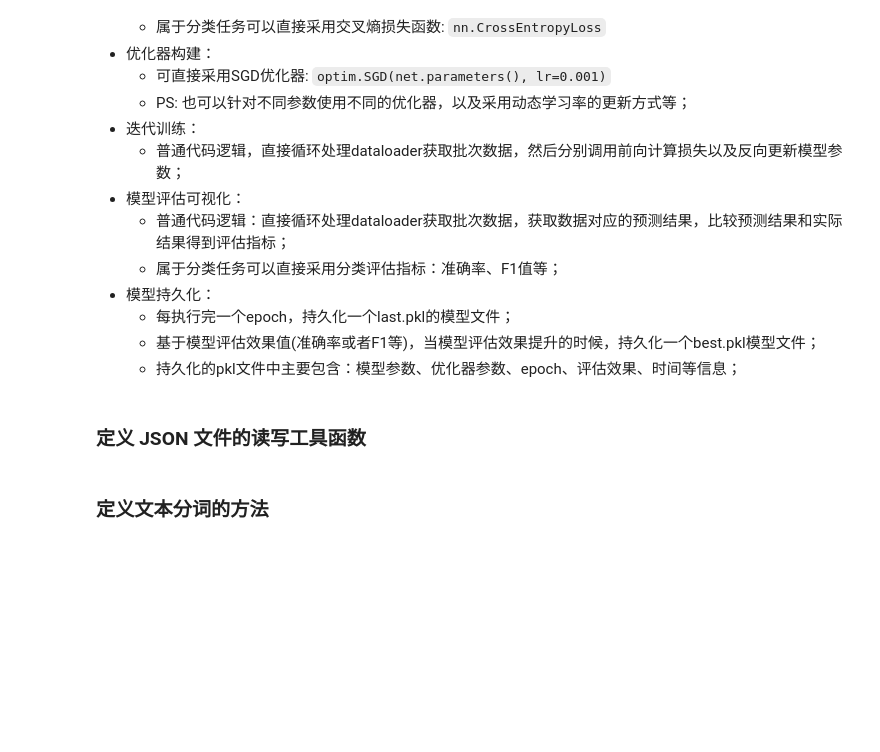
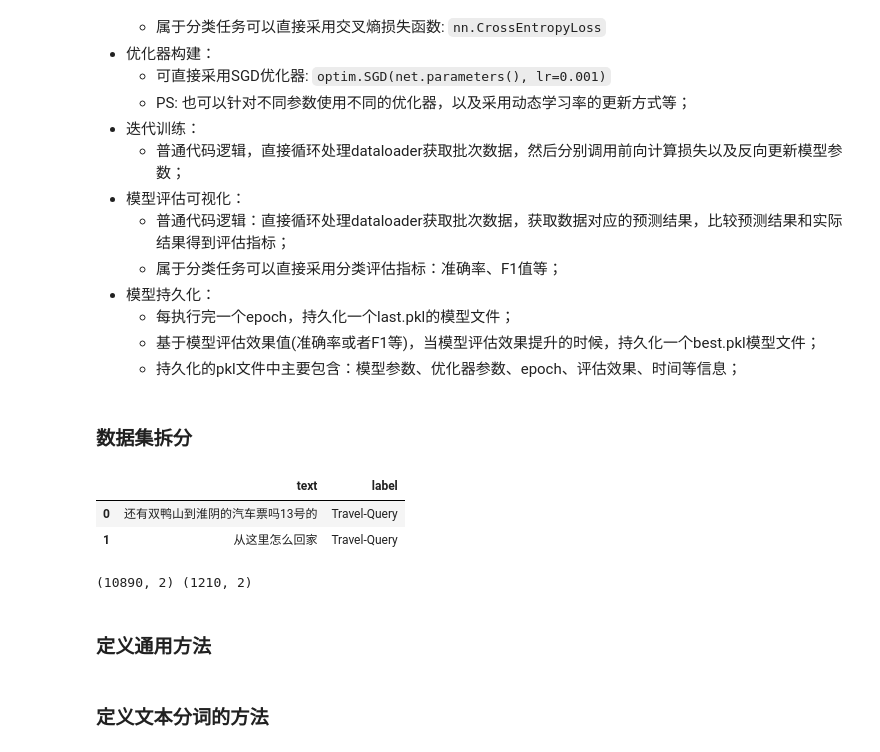
Before and after one commit to LZX842056112/DeepBlueNLP, a Jupyter notebook: homework/1207作业二/文本分类实现.ipynb, the cells around one changed output. Drawn from its saved outputs; the diff is of its cells as text; code cells hidden in the pictures; blank space fills up the shorter version.

```diff
--- a/code1217/文本分类实现.ipynb
+++ b/homework/1207作业二/文本分类实现.ipynb
@@ -57,4 +58,36 @@ from torch.utils.data import DataLoader, Dataset # 导入PyTorch的数据集和
+# %% [markdown]
+### 数据集拆分
+# %%
+# 使用pandas读取位于指定路径的CSV格式文本数据
+# sep="\t" 指定列之间的分隔符为制表符(Tab)
+# header=None 表示源文件第一行不是表头
+# names=['text', 'label'] 手动为读取的数据指定列名：第一列为文本内容，第二列为对应的分类标签
+df = pd.read_csv(
+    r"../../datas/text_classify/train.csv",
+    sep="\t", header=None, names=['text', 'label']
+)
+df.head(2)  # 打印出DataFrame的前两行数据，用于检查数据是否正常被加载
+# %% [output]
+|  | text | label |
+| 0 | 还有双鸭山到淮阴的汽车票吗13号的 | Travel-Query |
+| 1 | 从这里怎么回家 | Travel-Query |
+# %%
+from sklearn.model_selection import train_test_split  # 从sklearn库导入数据集切分函数
+
+# 将完整的数据集 df 划分为训练集 df0 和验证集 df1
+# test_size=0.1 表示验证集占总数据的10%，训练集占90%
+# random_state=2 设置随机种子，保证每次运行代码时切分的结果是固定的，方便复现
+df0, df1 = train_test_split(df, test_size=0.1, random_state=2)
+print(df0.shape, df1.shape)  # 打印切分后训练集和验证集的形状（即 行数 x 列数）
+
+# 将划分好的训练集 df0 保存为新的CSV文件
+# sep="\t" 同样使用制表符分隔，index=None 表示不将行号写入文件，header=None 表示不写入表头列名
+df0.to_csv(r"../../datas/text_classify/train0.csv", sep="\t", index=None, header=None)
+# 将划分好的验证集 df1 也保存为新的CSV文件，参数与上述一致
+df1.to_csv(r"../../datas/text_classify/val0.csv", sep="\t", index=None, header=None)
+# %% [output]
+(10890, 2) (1210, 2)
 # %% [markdown]
-### 定义 JSON 文件的读写工具函数
+### 定义通用方法
 # %%
 def load_json(json_file):
```
Also changed, not shown: parts of 36 cells of this notebook, 5 other files.
